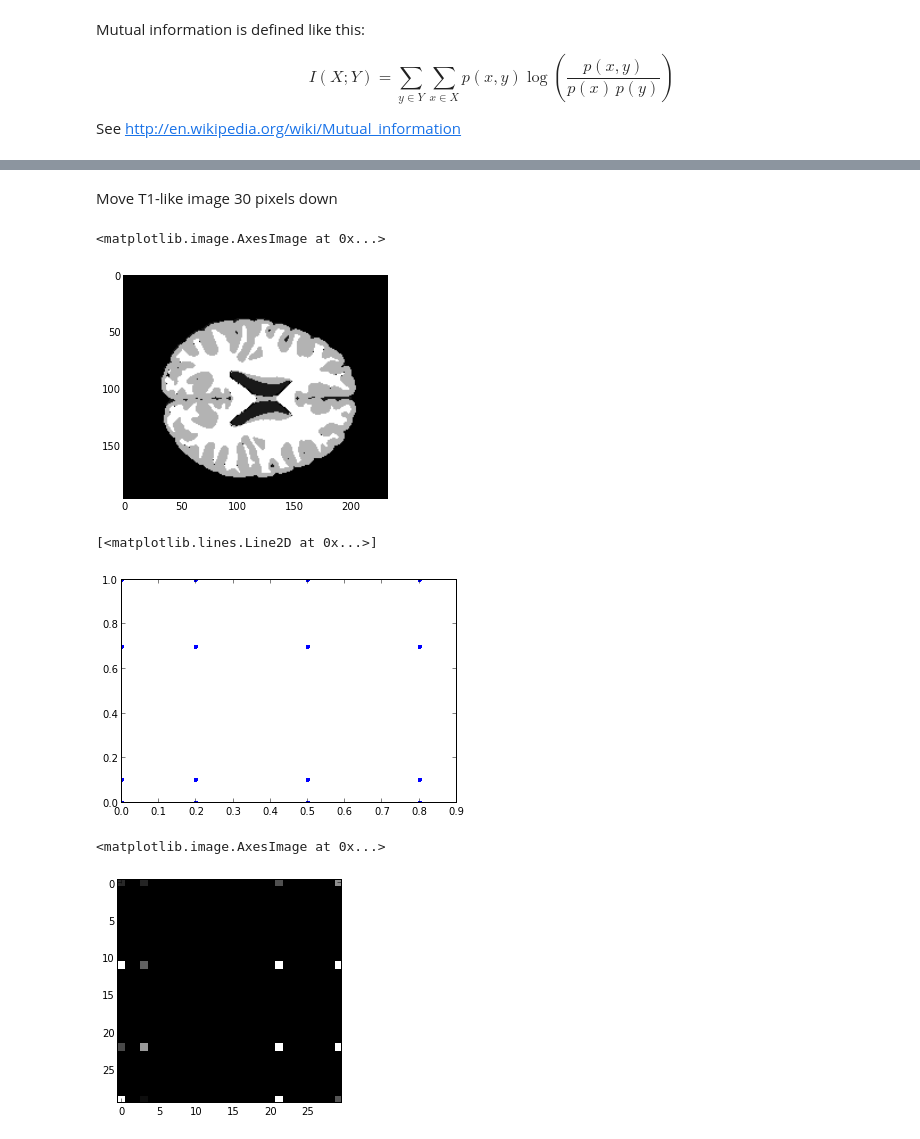
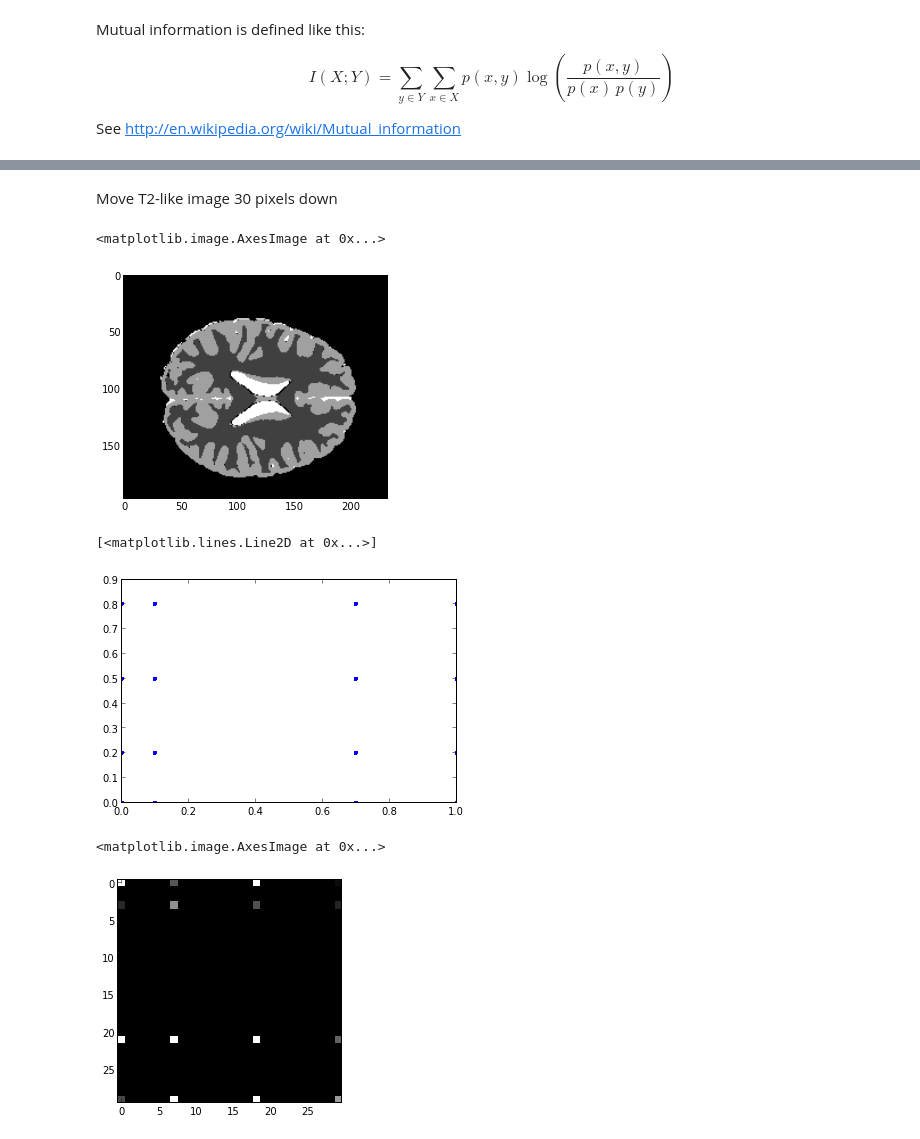
Before and after one commit to practical-neuroimaging/pna-notebooks, a Jupyter notebook: mutual_information_example.ipynb, the cells around one changed output, grey strips where cells are left out. Saved outputs shown, nothing was run; the diff lists cells and outputs as text; code cells hidden in the pictures.

```diff
--- a/mutual_information_example.ipynb
+++ b/mutual_information_example.ipynb
@@ -87,23 +107,23 @@ mutual_information(hgram_registered)
 # %% [markdown]
-Move T1-like image 30 pixels down
+Move T2-like image 30 pixels down
 # %%
-t1_like_moved = np.zeros_like(t1_like)
-t1_like_moved[10:, :] = t1_like[:-10, :]
-plt.imshow(t1_like_moved, cmap="gray")
+t2_like_moved = np.zeros_like(t2_like)
+t2_like_moved[10:, :] = t2_like[:-10, :]
+plt.imshow(t2_like_moved, cmap="gray")
 # %% [output]
 <matplotlib.image.AxesImage at 0x...>
-[figure, old version]
+[figure, new version]
 # %%
-plt.plot(t2_like.ravel(), t1_like_moved.ravel(), '.')
+plt.plot(t1_like.ravel(), t2_like_moved.ravel(), '.')
 # %% [output]
 [<matplotlib.lines.Line2D at 0x...>]
-[figure, old version]
+[figure, new version]
 # %%
-hgram_off, x_edges, y_edges = np.histogram2d(t2_like.ravel(), t1_like_moved.ravel(), 30)
-plt.imshow(np.flipud(np.clip(hgram_off, 0, 1000)), cmap='gray', interpolation='nearest')
+hgram_off, x_edges, y_edges = np.histogram2d(t1_like.ravel(), t2_like_moved.ravel(), 30)
+plt.imshow(np.clip(hgram_off, 0, 1000), cmap='gray', interpolation='nearest')
 # %% [output]
 <matplotlib.image.AxesImage at 0x...>
-[figure, old version]
+[figure, new version]
 # %%
 mutual_information(hgram_off)
 # %% [output]
```
Also changed, not shown: parts of 16 cells of this notebook.
